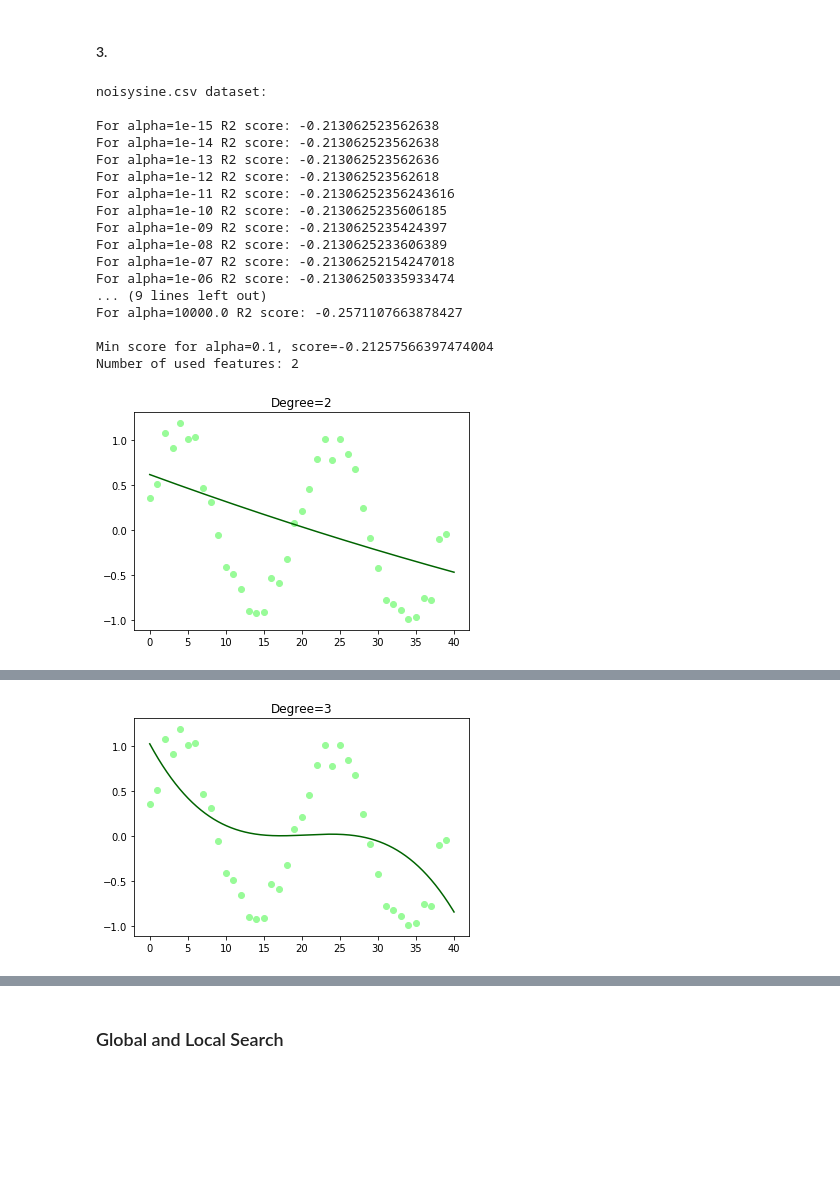
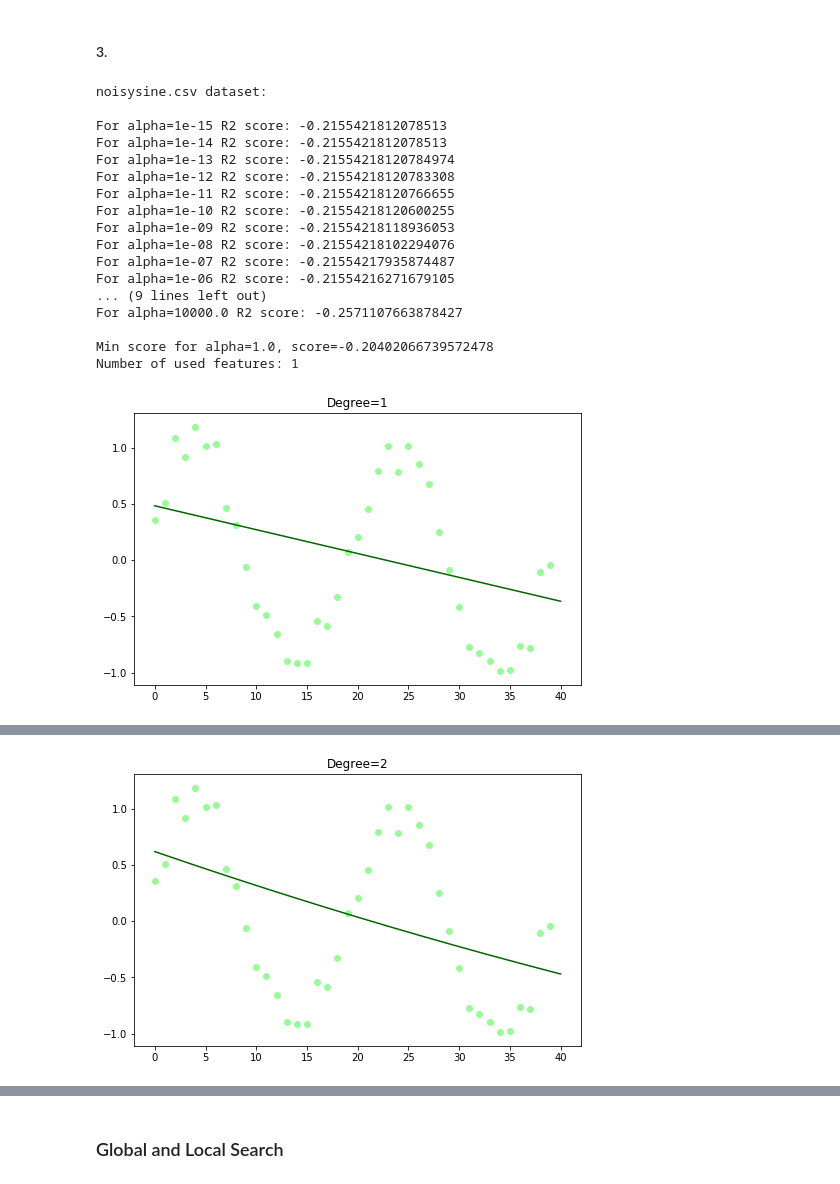
Before and after one commit to aliscafo/ml-2019, a Jupyter notebook: hw4/hw4.ipynb, the cells around one changed output, grey strips where cells are left out. Drawn from its saved outputs; the diff is of its cells as text; code cells hidden in the pictures; blank space fills up the shorter version.

```diff
--- a/hw4/hw4.ipynb
+++ b/hw4/hw4.ipynb
@@ -59,7 +59,7 @@ import matplotlib.pyplot as plt
 
 x, y = get_dataset(noisysine_csv)
 
-degrees = [i for i in range(2, 6)]
+degrees = [i for i in range(1, 6)]
 
 print("noisysine.csv dataset:\n")
 
@@ -91,11 +93,11 @@ R2 score: 0.9132018725716731
 x, y = get_dataset(hydrodynamics_csv)
 
 print("hydrodynamics.csv dataset:\n")
-degree = 2
+degrees = [1, 2]
 
-h, score = regression(x, y, degree)
-
-print("For degree=" + str(degree) + " R2 score: " + str(score))
+for degree in degrees:
+    h, score = regression(x, y, degree)
+    print("For degree=" + str(degree) + " R2 score: " + str(score))
 # %% [output]
 hydrodynamics.csv dataset:
 
@@ -139,7 +142,7 @@ import matplotlib.pyplot as plt
 
 x, y = get_dataset(noisysine_csv)
 
-degrees = [i for i in range(2, 6)]
+degrees = [i for i in range(1, 6)]
 alphas = [10.0 ** i for i in range(-15, 5)]
 
 print("noisysine.csv dataset:\n")
@@ -247,24 +268,27 @@ import matplotlib.pyplot as plt
 
 x, y = get_dataset(hydrodynamics_csv)
 
-degree = 2
+degrees = [1, 2]
 alphas = [10.0 ** i for i in range(-15, 5)]
 
 print("hydrodynamics.csv dataset:\n")
 
-ans_alpha = 0
-ans_score = -np.inf
+for degree in degrees:
+    print("Degree: " + str(degree))
 
-for alpha in alphas:
-    h, score = ridge_regression(x, y, degree, alpha)
+    ans_alpha = 0
+    ans_score = -np.inf
 
-    if score > ans_score:
-        ans_alpha = alpha
-        ans_score = score
+    for alpha in alphas:
+        h, score = ridge_regression(x, y, degree, alpha)
 
-    print("For alpha=" + str(alpha) + " R2 score: " + str(score))
+        if score > ans_score:
+            ans_alpha = alpha
+            ans_score = score
 
-print("\nMin score for alpha=" + str(ans_alpha) + ", score=" + str(ans_score))
+        print("For alpha=" + str(alpha) + " R2 score: " + str(score))
+
+    print("\nMin score for alpha=" + str(ans_alpha) + ", score=" + str(ans_score) + "\n\n")
 # %% [output]
 hydrodynamics.csv dataset:
 
@@ -311,7 +335,7 @@ def lasso_regression(x, y, degree, alpha):
 # %%
 x, y = get_dataset(noisysine_csv)
 
-degrees = [i for i in range(2, 6)]
+degrees = [i for i in range(1, 6)]
 alphas = [10.0 ** i for i in range(-15, 5)]
 
 print("noisysine.csv dataset:\n")
@@ -324,43 +348,43 @@ for degree in degrees:
     for alpha in alphas:
         h, score, num_used_features = lasso_regression(x, y, degree, alpha)
 
         if score > ans_score:
             ans_alpha = alpha
             ans_score = score
             ans_used_features = used_features
 
         print("For alpha=" + str(alpha) + " R2 score: " + str(score))
 
     print("\nMin score for alpha=" + str(ans_alpha) + ", score=" + str(ans_score))
 
     h, score, num_used_features = lasso_regression(x, y, degree, ans_alpha)
 
     print("Number of used features: " + str(num_used_features))
 
     xfit = np.linspace(0, 40, 1000)
     yfit = h(xfit[:, np.newaxis])
 
     plt.scatter(x, y, color="palegreen")
     plt.plot(xfit, yfit, color="darkgreen")
     plt.title("Degree=" + str(degree))
 
     plt.show()
 # %% [output]
 noisysine.csv dataset:
 
-For alpha=1e-15 R2 score: -0.213062523562638
-For alpha=1e-14 R2 score: -0.213062523562638
-For alpha=1e-13 R2 score: -0.213062523562636
-For alpha=1e-12 R2 score: -0.213062523562618
-For alpha=1e-11 R2 score: -0.21306252356243616
-For alpha=1e-10 R2 score: -0.2130625235606185
-For alpha=1e-09 R2 score: -0.2130625235424397
-For alpha=1e-08 R2 score: -0.2130625233606389
-For alpha=1e-07 R2 score: -0.21306252154247018
-For alpha=1e-06 R2 score: -0.21306250335933474
+For alpha=1e-15 R2 score: -0.2155421812078513
+For alpha=1e-14 R2 score: -0.2155421812078513
+For alpha=1e-13 R2 score: -0.21554218120784974
+For alpha=1e-12 R2 score: -0.21554218120783308
+For alpha=1e-11 R2 score: -0.21554218120766655
+For alpha=1e-10 R2 score: -0.21554218120600255
+For alpha=1e-09 R2 score: -0.21554218118936053
+For alpha=1e-08 R2 score: -0.21554218102294076
+For alpha=1e-07 R2 score: -0.21554217935874487
+For alpha=1e-06 R2 score: -0.21554216271679105
 ... (9 lines left out)
 For alpha=10000.0 R2 score: -0.2571107663878427
 
-Min score for alpha=0.1, score=-0.21257566397474004
-Number of used features: 2
+Min score for alpha=1.0, score=-0.20402066739572478
+Number of used features: 1
-[figure, old version]
+[figure, new version]
@@ -384 +408 @@ Number of used features: 3
-[figure, old version]
+[figure, new version]
```
Also changed, not shown: parts of 6 cells of this notebook, 1 other file.
